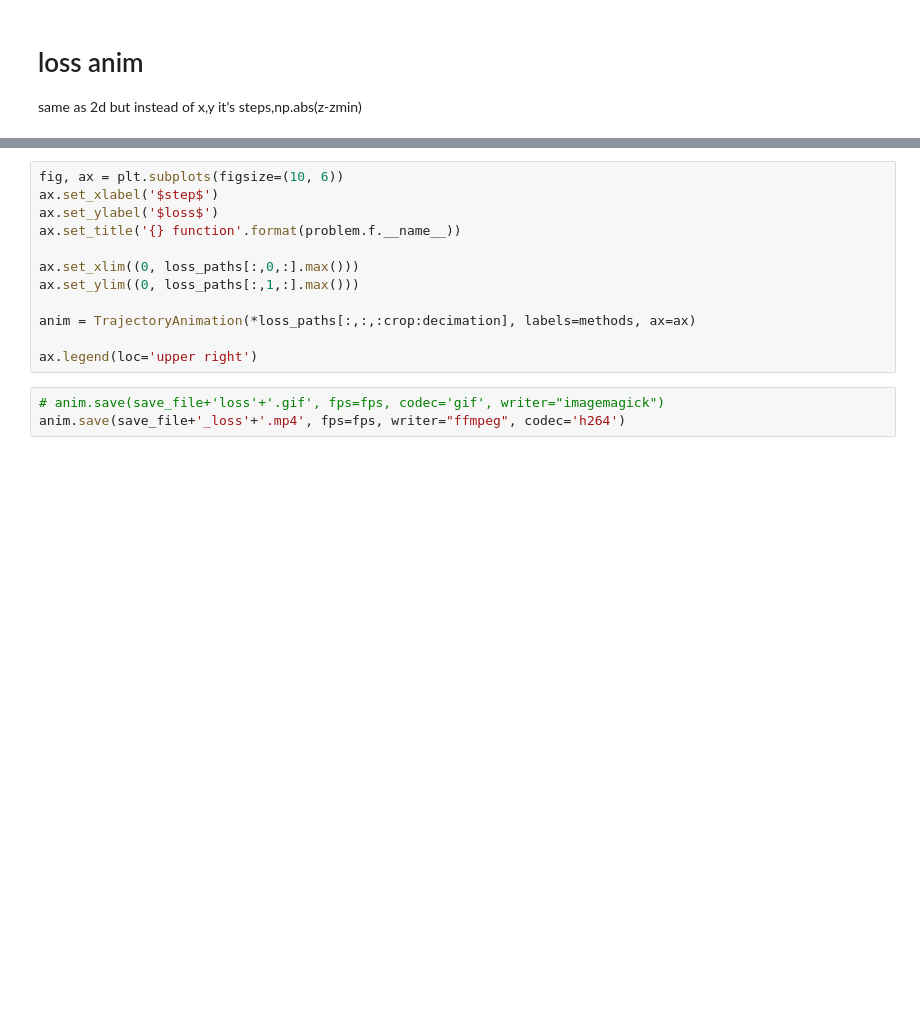
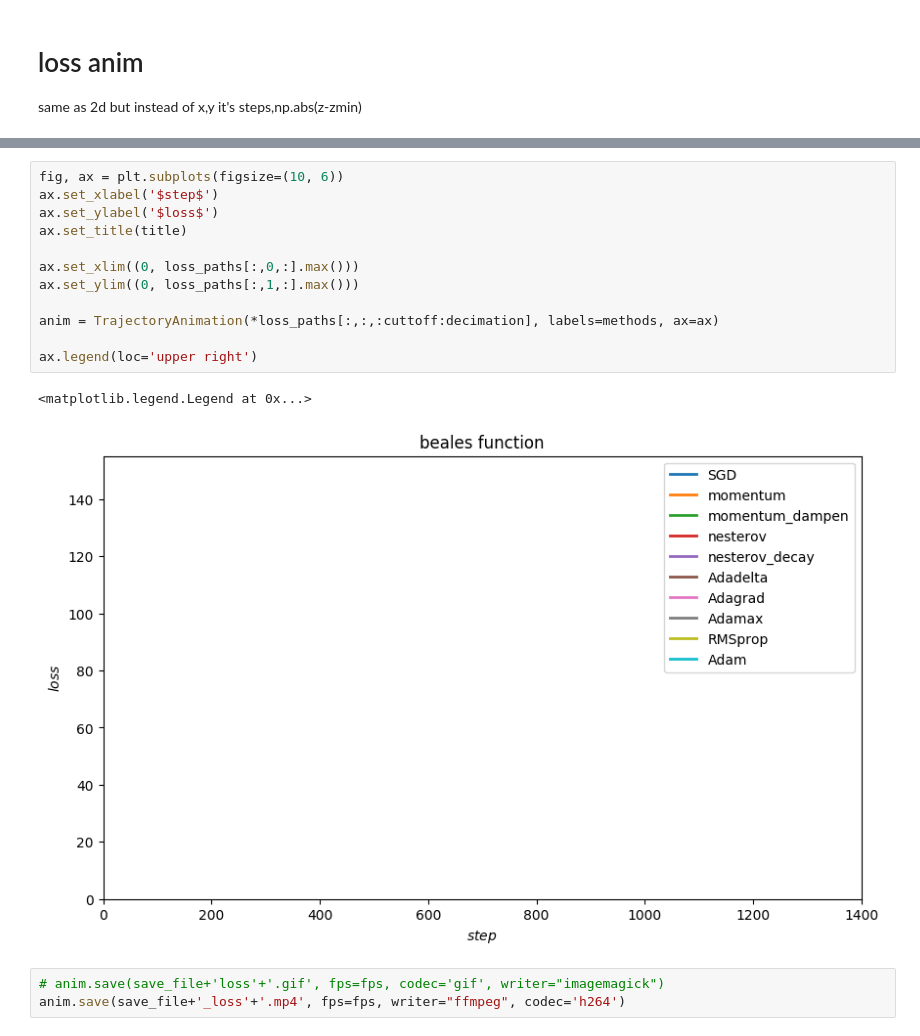
Before and after one commit to wassname/viz_torch_optim, a Jupyter notebook: main.ipynb, the cells around one changed output, grey strips where cells are left out. Drawn from its saved outputs; the diff is of its cells as text; blank space fills up the shorter version.

```diff
--- a/main.ipynb
+++ b/main.ipynb
@@ -977,15 +980,18 @@ loss_paths.shape
 # %%
 fig, ax = plt.subplots(figsize=(10, 6))
 ax.set_xlabel('$step$')
 ax.set_ylabel('$loss$')
-ax.set_title('{} function'.format(problem.f.__name__))
+ax.set_title(title)
 
 ax.set_xlim((0, loss_paths[:,0,:].max()))
 ax.set_ylim((0, loss_paths[:,1,:].max()))
 
-anim = TrajectoryAnimation(*loss_paths[:,:,:crop:decimation], labels=methods, ax=ax)
+anim = TrajectoryAnimation(*loss_paths[:,:,:cuttoff:decimation], labels=methods, ax=ax)
 
 ax.legend(loc='upper right')
+# %% [output]
+<matplotlib.legend.Legend at 0x...>
+[figure, added]
 # %%
 # anim.save(save_file+'loss'+'.gif', fps=fps, codec='gif', writer="imagemagick")
 anim.save(save_file+'_loss'+'.mp4', fps=fps, writer="ffmpeg", codec='h264')
```
Also changed, not shown: parts of 24 cells of this notebook, 1 other file.
